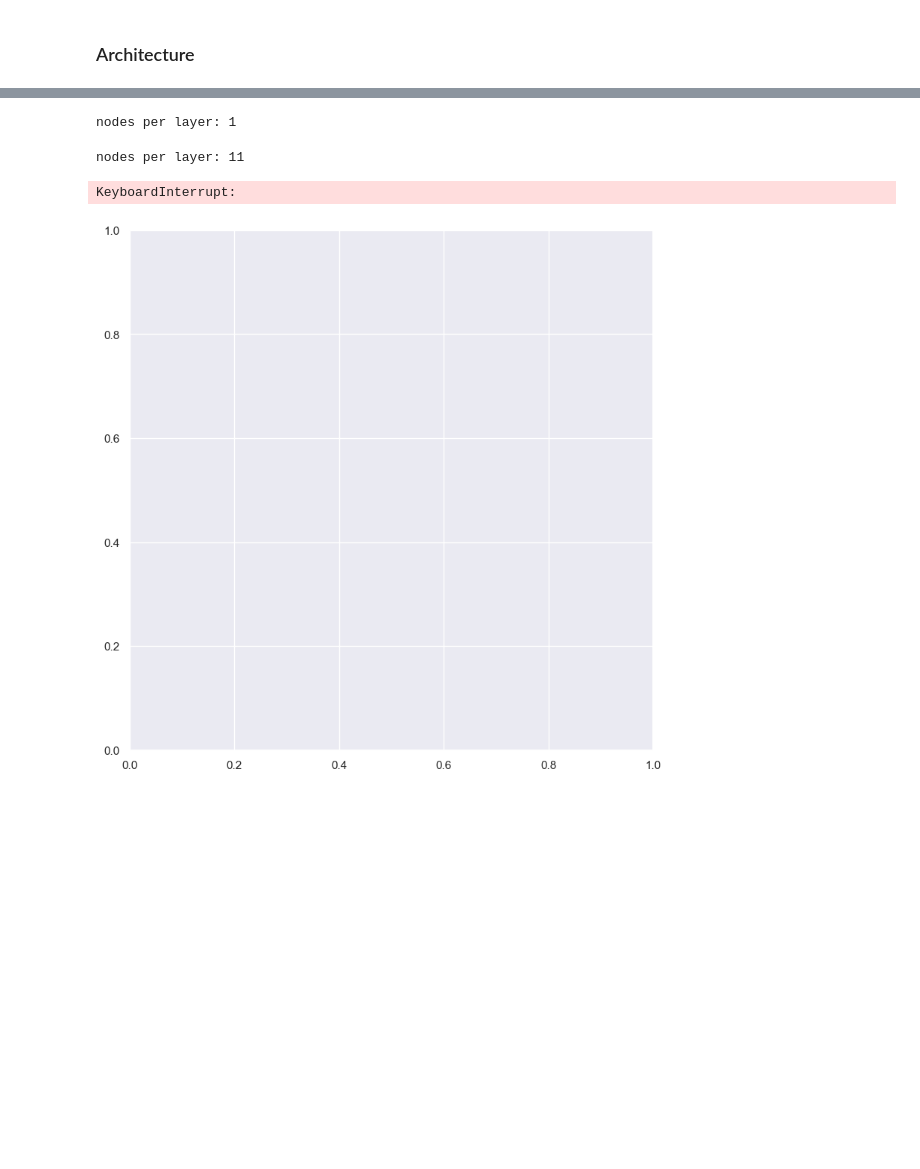
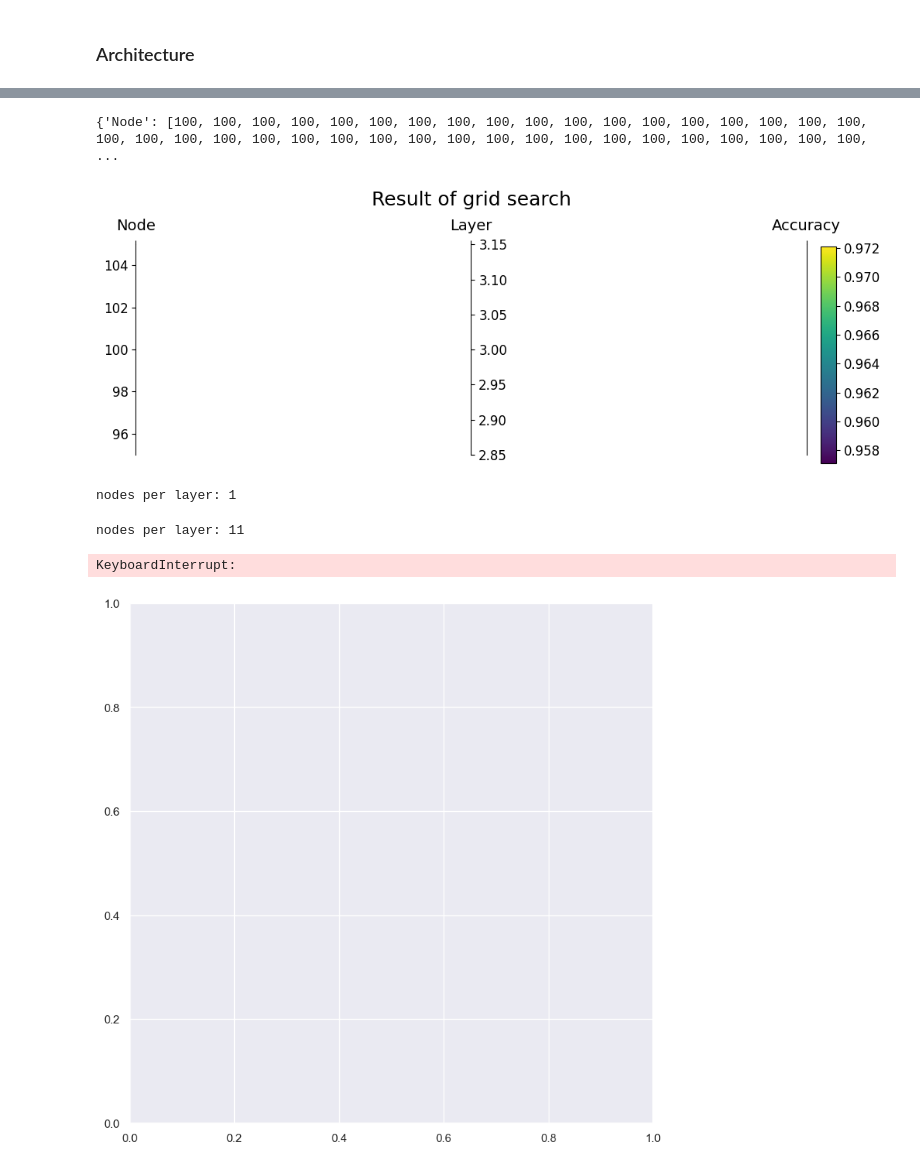
Before and after one commit to jonatanwins/Project3_FYS_STK4155, a Jupyter notebook: Runs/b_neural.ipynb, the cells around one changed output, grey strips where cells are left out. Drawn from its saved outputs; the diff is of its cells as text; code cells hidden in the pictures; blank space fills up the shorter version.

```diff
--- a/Runs/b_neural.ipynb
+++ b/Runs/b_neural.ipynb
@@ -216,3 +177,29 @@ train:  0.9603866
+# %%
+run_list = load_run_from_file("Results/neural_28.json")
+
+
+data = {
+    # "Epochs": [],
+    # "Batch size": [],
+    # "Learning rate": [],
+    # "Regularisation": [],
+    "Node": [],
+    "Layer": [],
+    "Accuracy": [],
+}
+
+for run in run_list:
+
+    if run["test_accuracy"] >= 0:
+
+        data["Node"].append(run["node_per_hidden"])
+        data["Layer"].append(run["hidden_layer_num"])
+        data["Accuracy"].append(run["test_accuracy"])
+
+plot_grid_search_result(data)
+# %% [output]
+{'Node': [100, 100, 100, 100, 100, 100, 100, 100, 100, 100, 100, 100, 100, 100, 100, 100, 100, 100, 100, 100, 100, 100, 100, 100, 100, 100, 100, 100, 100, 100, 100, 100, 100, 100, 100, 100, 100, 100,  ...
+[figure, added]
 # %%
 def hidden_node_hidden_layer_grid(savefig=False, nreps=5):
     lam = 1e-5
```
Also changed, not shown: parts of 7 cells of this notebook, 5 other files.
